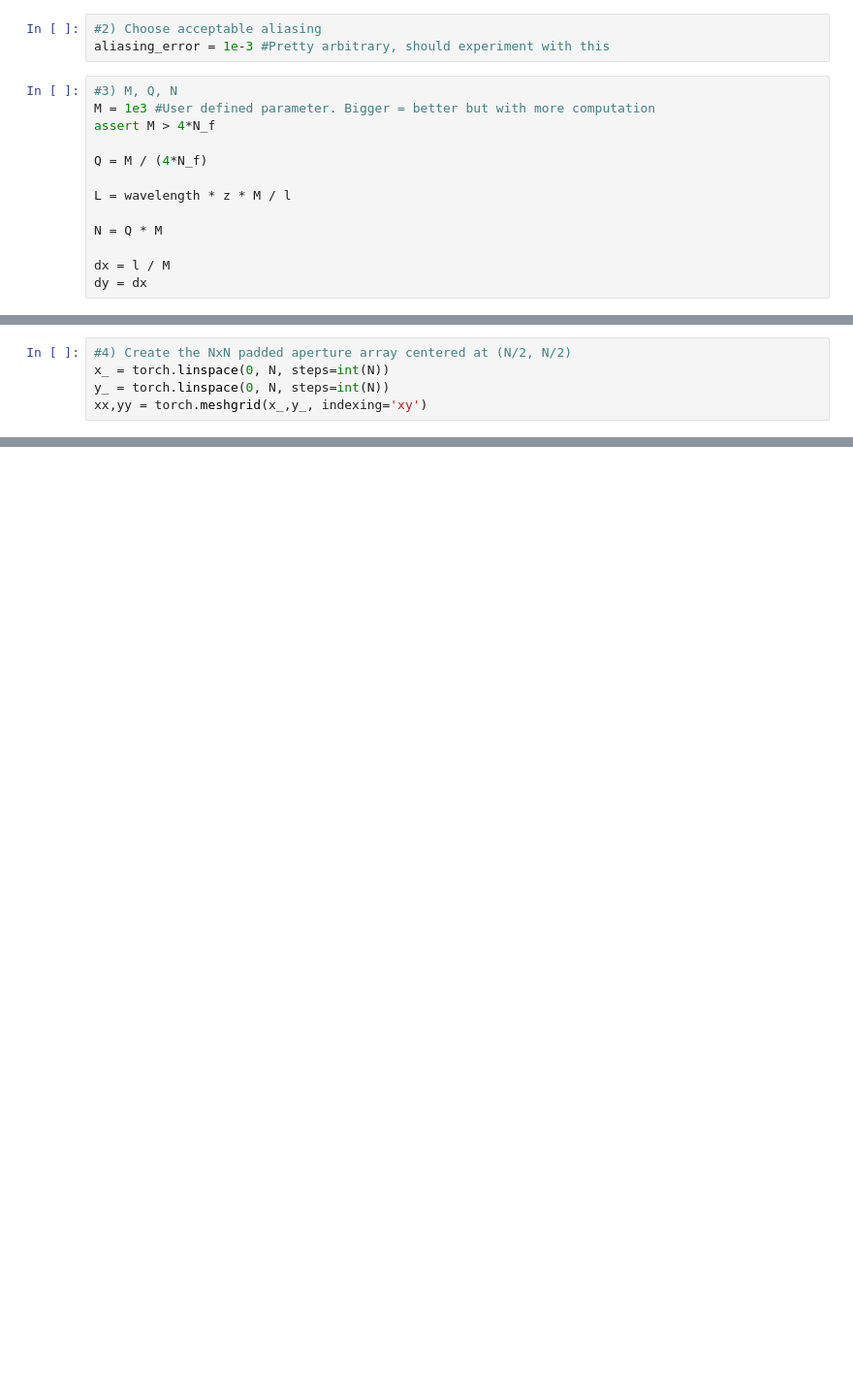
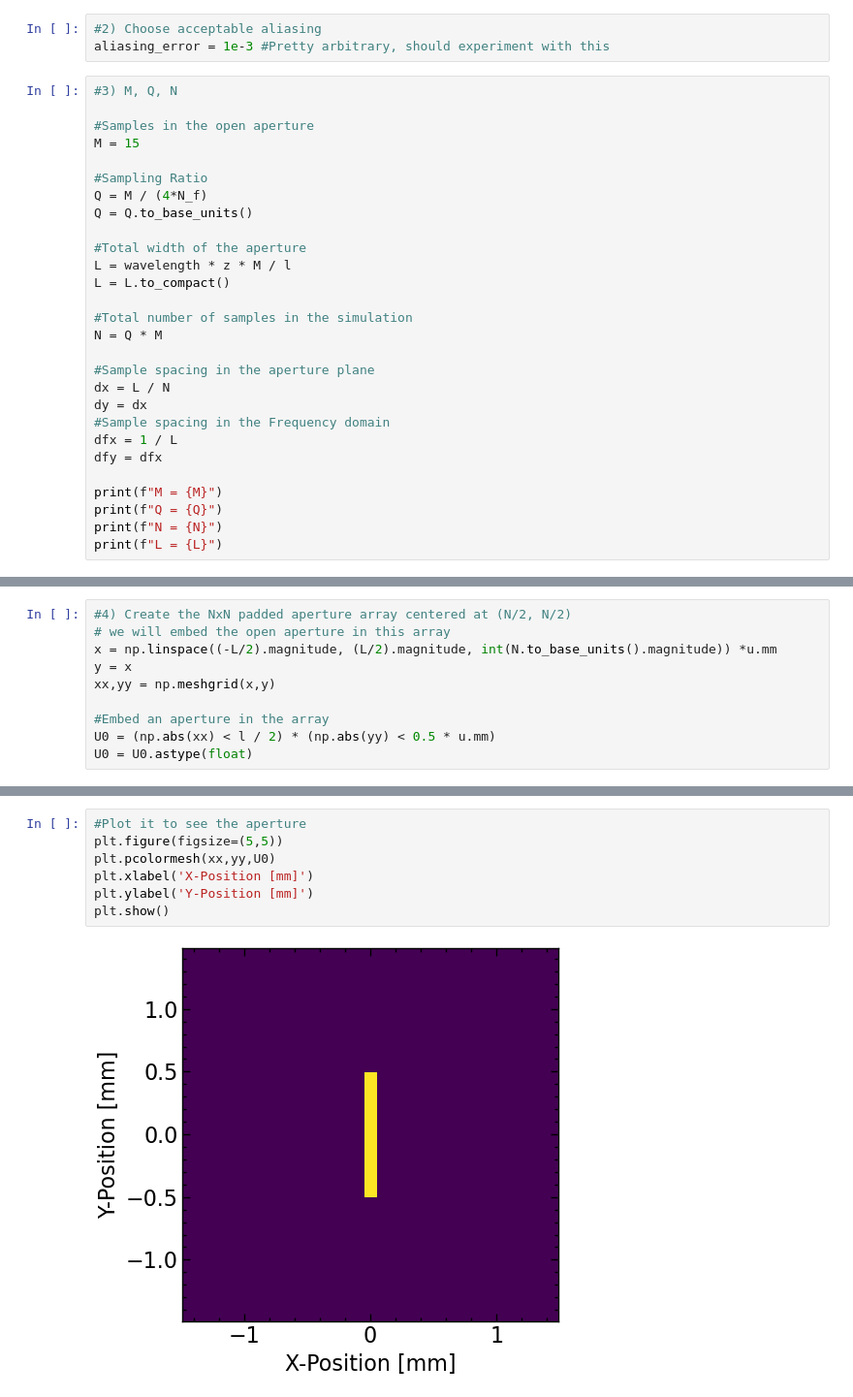
Before and after one commit to MizzouINDFUL/MarshallFourierOptics, a Jupyter notebook: notebook/fresnel_transfer_function_approach.ipynb, the cells around one changed output, grey strips where cells are left out. Shown at 97% size. Drawn from its saved outputs; the diff is of its cells as text; blank space fills up the shorter version.

```diff
--- a/notebook/fresnel_transfer_function_approach.ipynb
+++ b/notebook/fresnel_transfer_function_approach.ipynb
@@ -38,14 +53,29 @@ assert N_f > 0.25 #Make sure we are in the Fresnel region
 aliasing_error = 1e-3 #Pretty arbitrary, should experiment with this
 # %%
 #3) M, Q, N
-M = 1e3 #User defined parameter. Bigger = better but with more computation
-assert M > 4*N_f
 
+#Samples in the open aperture
+M = 15
+
+#Sampling Ratio
 Q = M / (4*N_f)
+Q = Q.to_base_units()
 
+#Total width of the aperture
 L = wavelength * z * M / l
+L = L.to_compact()
 
+#Total number of samples in the simulation
 N = Q * M
 
-dx = l / M
+#Sample spacing in the aperture plane
+dx = L / N
 dy = dx
+#Sample spacing in the Frequency domain
+dfx = 1 / L
+dfy = dfx
+
+print(f"M = {M}")
+print(f"Q = {Q}")
+print(f"N = {N}")
+print(f"L = {L}")
@@ -52,5 +87,10 @@ dy = dx
 # %%
 #4) Create the NxN padded aperture array centered at (N/2, N/2)
-x_ = torch.linspace(0, N, steps=int(N))
-y_ = torch.linspace(0, N, steps=int(N))
-xx,yy = torch.meshgrid(x_,y_, indexing='xy')
+# we will embed the open aperture in this array
+x = np.linspace((-L/2).magnitude, (L/2).magnitude, int(N.to_base_units().magnitude)) *u.mm
+y = x
+xx,yy = np.meshgrid(x,y)
+
+#Embed an aperture in the array
+U0 = (np.abs(xx) < l / 2) * (np.abs(yy) < 0.5 * u.mm)
+U0 = U0.astype(float)
@@ -57 +101,10 @@ xx,yy = torch.meshgrid(x_,y_, indexing='xy')
+# %%
+#Plot it to see the aperture
+plt.figure(figsize=(5,5))
+plt.pcolormesh(xx,yy,U0)
+plt.xlabel('X-Position [mm]')
+plt.ylabel('Y-Position [mm]')
+plt.show()
+# %% [output]
+[figure, added]
 # %%
```
Also changed, not shown: parts of 13 cells of this notebook.
